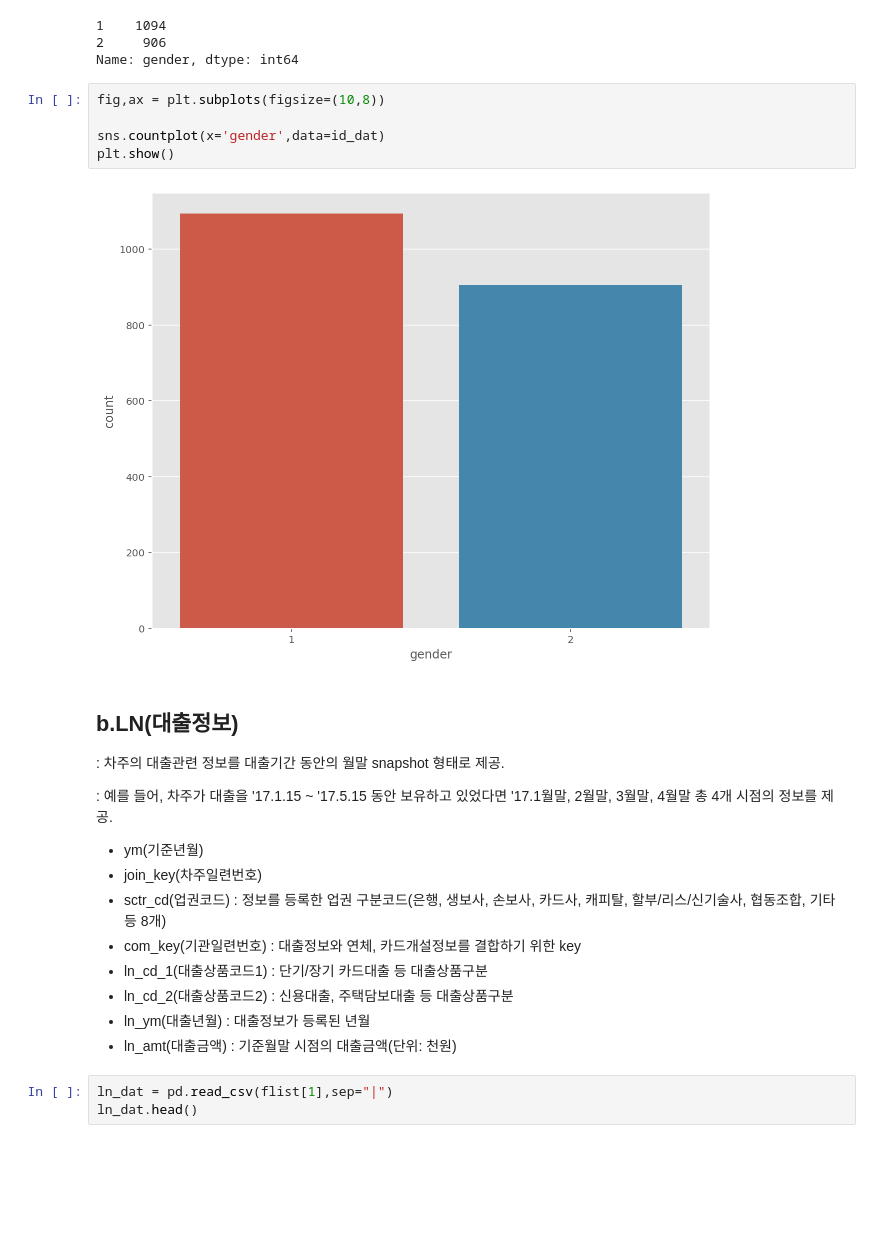
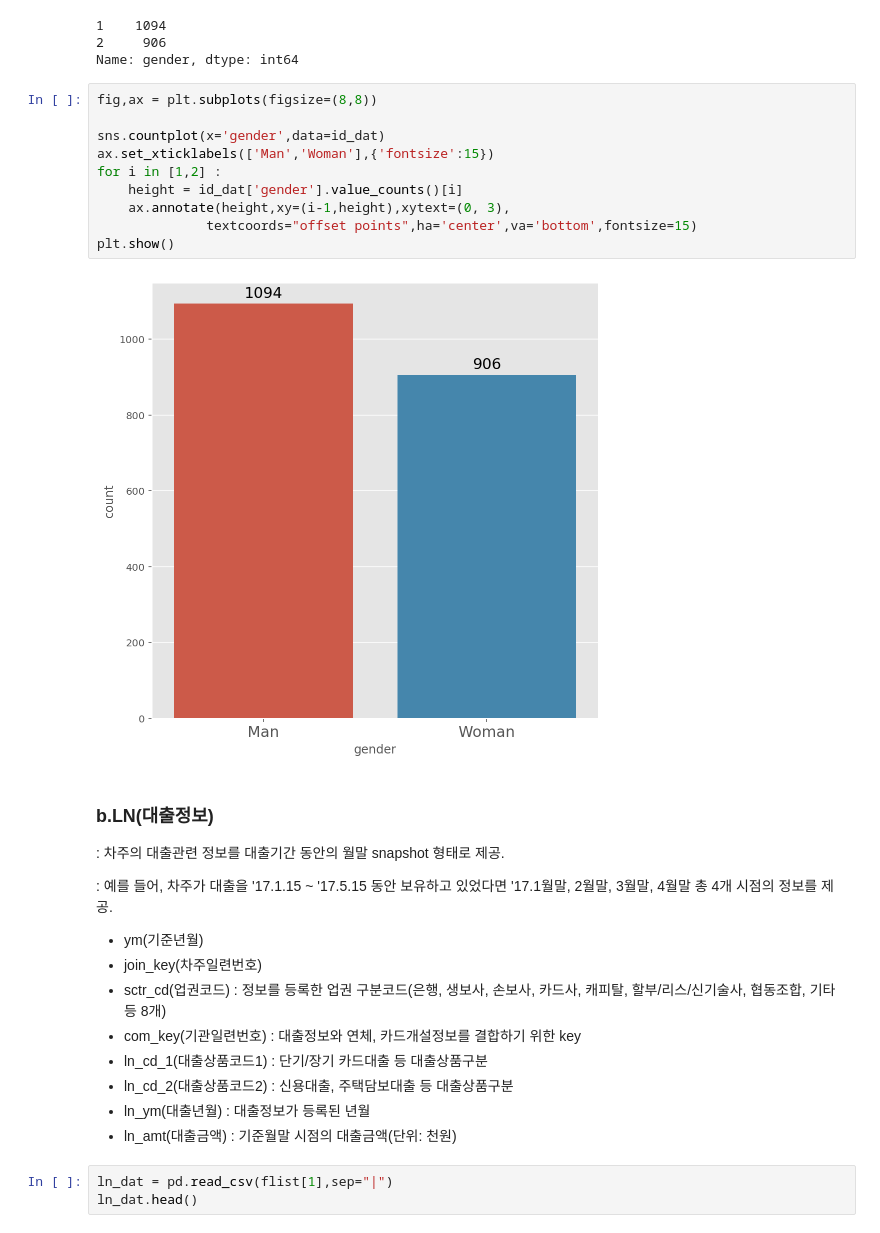
Before and after one commit to HyangGonJin/credb, a Jupyter notebook: [credb]Part1_preprocessing.ipynb, the cells around one changed output. Drawn from its saved outputs; the diff is of its cells as text; blank space fills up the shorter version.

```diff
--- a/[credb]Part1_preprocessing.ipynb
+++ b/[credb]Part1_preprocessing.ipynb
@@ -104,15 +109,20 @@ id_dat['gender'].value_counts()
 1    1094
 2     906
 Name: gender, dtype: int64
-# %%
-fig,ax = plt.subplots(figsize=(10,8))
-
-sns.countplot(x='gender',data=id_dat)
-plt.show()
-# %% [output]
-[figure, removed]
+# %%
+fig,ax = plt.subplots(figsize=(8,8))
+
+sns.countplot(x='gender',data=id_dat)
+ax.set_xticklabels(['Man','Woman'],{'fontsize':15})
+for i in [1,2] :
+    height = id_dat['gender'].value_counts()[i]
+    ax.annotate(height,xy=(i-1,height),xytext=(0, 3),
+              textcoords="offset points",ha='center',va='bottom',fontsize=15)
+plt.show()
+# %% [output]
+[figure, added]
 # %% [markdown]
-## b.LN(대출정보)
+### b.LN(대출정보)<a name="subparagraph1.2"></a>
   : 차주의 대출관련 정보를 대출기간 동안의 월말 snapshot 형태로 제공.
 
   : 예를 들어, 차주가 대출을 '17.1.15 ~ '17.5.15 동안 보유하고 있었다면 '17.1월말, 2월말, 3월말, 4월말 총 4개 시점의 정보를 제공.
```
Also changed, not shown: parts of 74 cells of this notebook.
